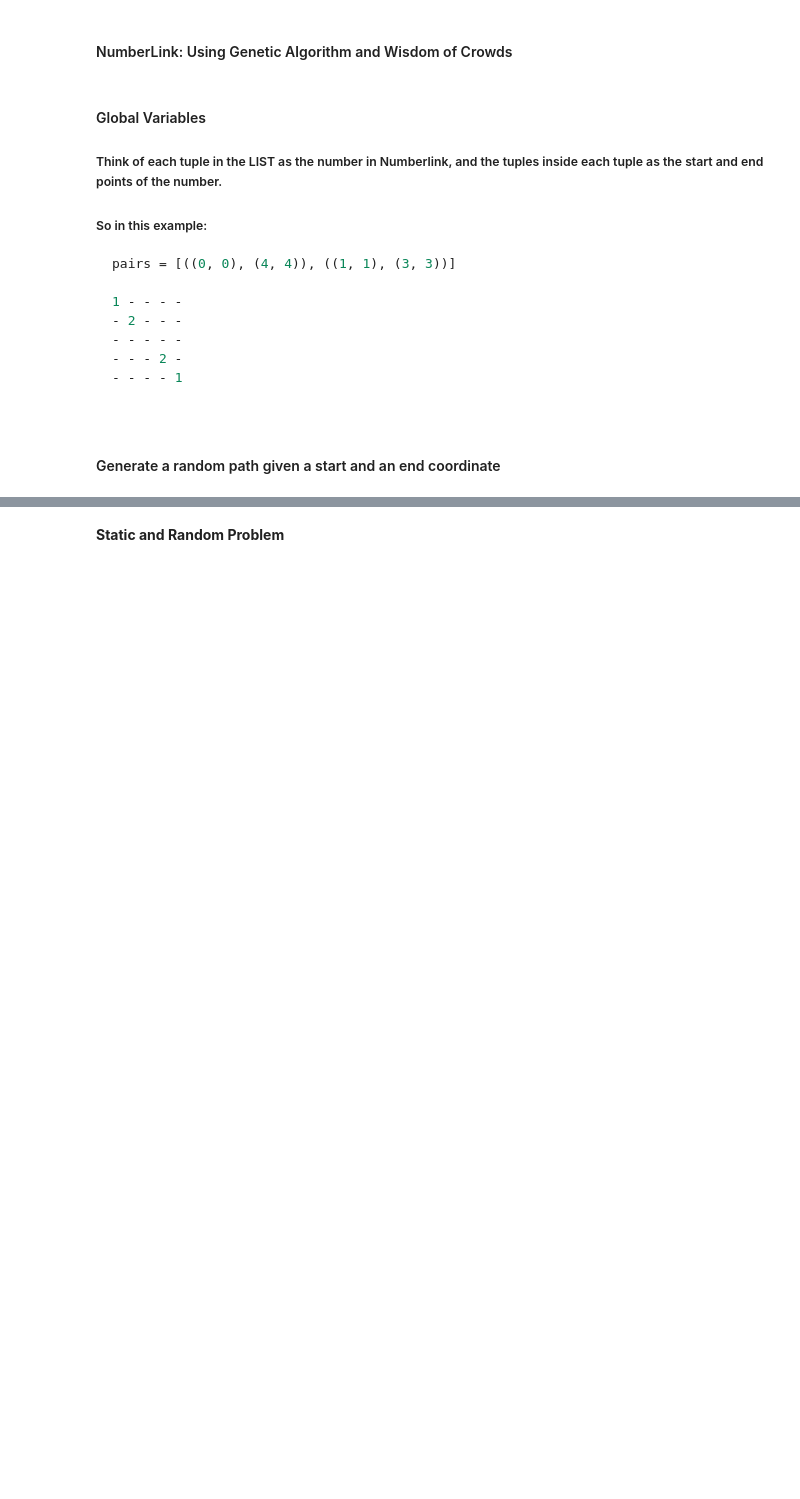
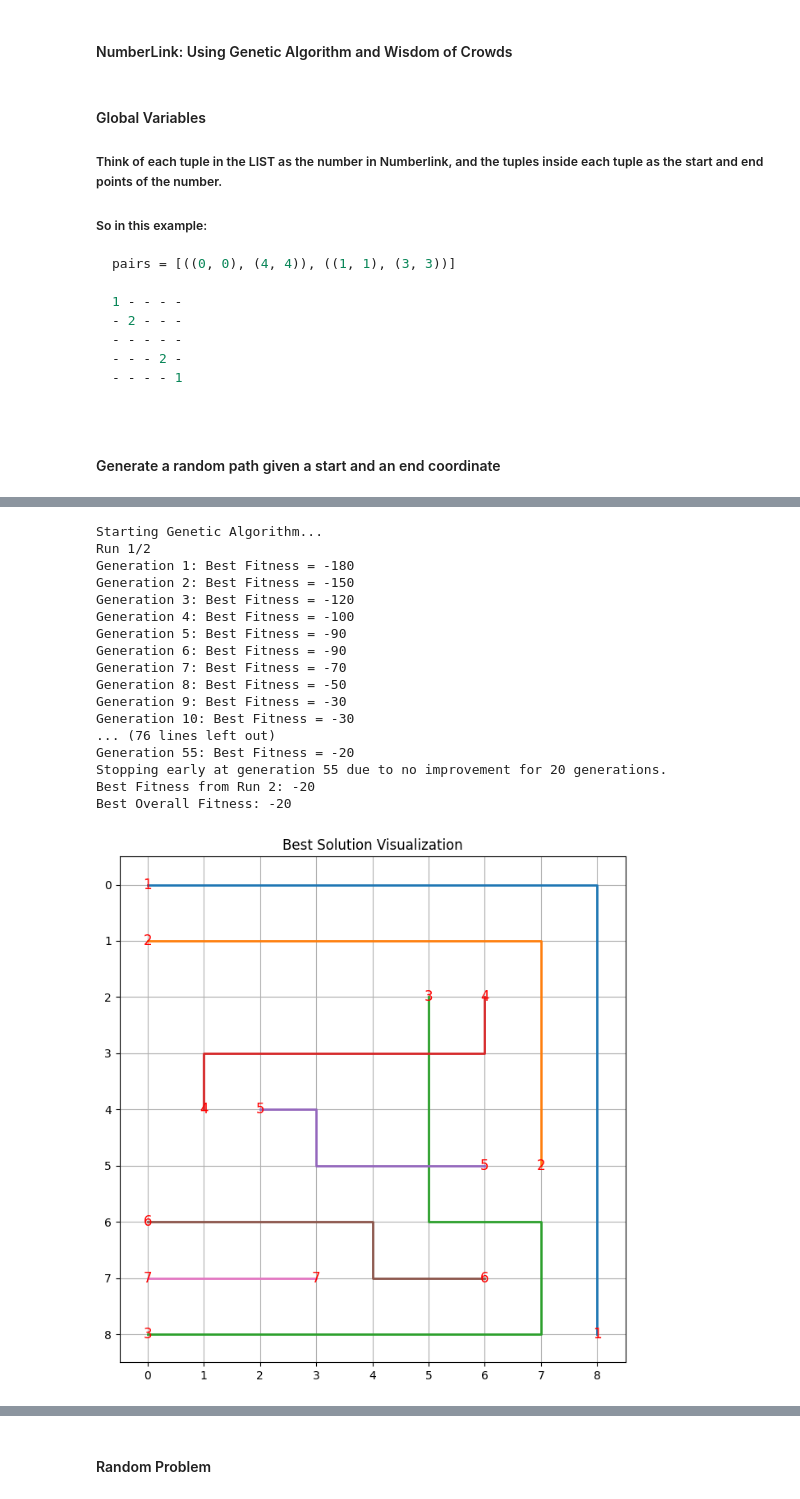
Before and after one commit to AyanJoshi/numberlink-genetic-wisdom, a Jupyter notebook: numberlink.ipynb, the cells around one changed output, grey strips where cells are left out. Drawn from its saved outputs; the diff is of its cells as text; code cells hidden in the pictures; blank space fills up the shorter version.

```diff
--- a/numberlink.ipynb
+++ b/numberlink.ipynb
@@ -443,25 +381,3 @@ def statistical_analysis(record_all_df, num_runs, test_name):
             bbox=dict(facecolor = 'lightblue', edgecolor='black'))
     ax.legend()
     plt.show()
-    '''
-    # Plotting separately
-    fig, axes = plt.subplots(1, num_runs, figsize=(15, 5))
-    for i in range(num_runs):
-        c = cmap(i)
-        subplot_title = 'Test ' + str(i)
-        axes[i].plot((record_all_df[i])['Generation'], (record_all_df[i])['Fitness'], color = c)
-        best_solution_in_run = record_all_df[i]['Fitness'].idxmax()
-        best_solution_gen = record_all_df[i].loc[best_solution_in_run, 'Generation']
-        axes[i].axvline(x = best_solution_gen, color='r', linestyle='--', label = 'Best Solution from Run')
-        axes[i].set_title(subplot_title)
-        axes[i].set_ylabel('Solution Cost ', weight = 'bold')
-        axes[i].set_xlabel('Generation No. ', weight = 'bold')
-        axes[i].set_facecolor('lightgrey')
-        axes[i].grid(which = 'major', color = 'white', linewidth = 1.2, zorder = 0)
-        axes[i].grid(which = 'minor', color = 'white', linewidth = 0.6, zorder = 0)
-        axes[i].minorticks_on()
-        axes[i].tick_params(which = 'minor', bottom = False, left = False)
-    super_title = 'Generation versus Solution Cost for all Runs \n' + str(test_name)
-    fig.suptitle(super_title)
-    plt.show()
-    '''
@@ -522,39 +491,57 @@ def initialize_file_problem(file_name):
 file_name = "grid_files/9x9_matrix.txt"
 grid, pairs, grid_size = initialize_file_problem(file_name)
 population = initialize_population(population_size, pairs, grid_size)
-num_runs = 1  # Number of runs to perform (testing purposes)
 best_overall_individual = None
 best_overall_fitness = -float('inf')  # Initialize to a very low number
 
 all_tests_generation_results = []
 all_tests_improvement_results = []
 
 stopping_threshold = 300
-num_runs = 3
+num_runs = 2
 
 print("Starting Genetic Algorithm...")
 for run in range(num_runs):
     print(f"Run {run + 1}/{num_runs}")
 
     # Run the genetic algorithm
     current_best_individual = genetic_algorithm_wisdom(population, generations,
                                                        mutation_rate, pairs, grid_size,
                                                        stopping_threshold, expert_percentage,
                                                        all_tests_generation_results,
                                                        all_tests_improvement_results)
 
     # Evaluate the fitness of the current best individual
     current_best_fitness = fitness(current_best_individual, pairs, grid_size)
 
     print(f"Best Fitness from Run {run + 1}: {current_best_fitness}")
 
     # Check if the current run has the best fitness
     if current_best_fitness > best_overall_fitness:
         best_overall_fitness = current_best_fitness
         best_overall_individual = current_best_individual
 
 # After all runs, visualize the best solution found
 print(f"Best Overall Fitness: {best_overall_fitness}")
-plot_this_shit(best_overall_individual, pairs, grid_size)
+plot_this_numberlink(best_overall_individual, pairs, grid_size)
 test_name = 'Static Problem Using Problem Data ' + file_name
 statistical_analysis(all_tests_generation_results, num_runs, test_name)
+# %% [output]
+Starting Genetic Algorithm...
+Run 1/2
+Generation 1: Best Fitness = -180
+Generation 2: Best Fitness = -150
+Generation 3: Best Fitness = -120
+Generation 4: Best Fitness = -100
+Generation 5: Best Fitness = -90
+Generation 6: Best Fitness = -90
+Generation 7: Best Fitness = -70
+Generation 8: Best Fitness = -50
+Generation 9: Best Fitness = -30
+Generation 10: Best Fitness = -30
+... (76 lines left out)
+Generation 55: Best Fitness = -20
+Stopping early at generation 55 due to no improvement for 20 generations.
+Best Fitness from Run 2: -20
+Best Overall Fitness: -20
+[figure, added]
@@ -561,3 +549,3 @@ statistical_analysis(all_tests_generation_results, num_runs, test_name)
 # %% [markdown]
-**Static and Random Problem**
+#### Random Problem
 # %%
```
Also changed, not shown: parts of 28 cells of this notebook.
